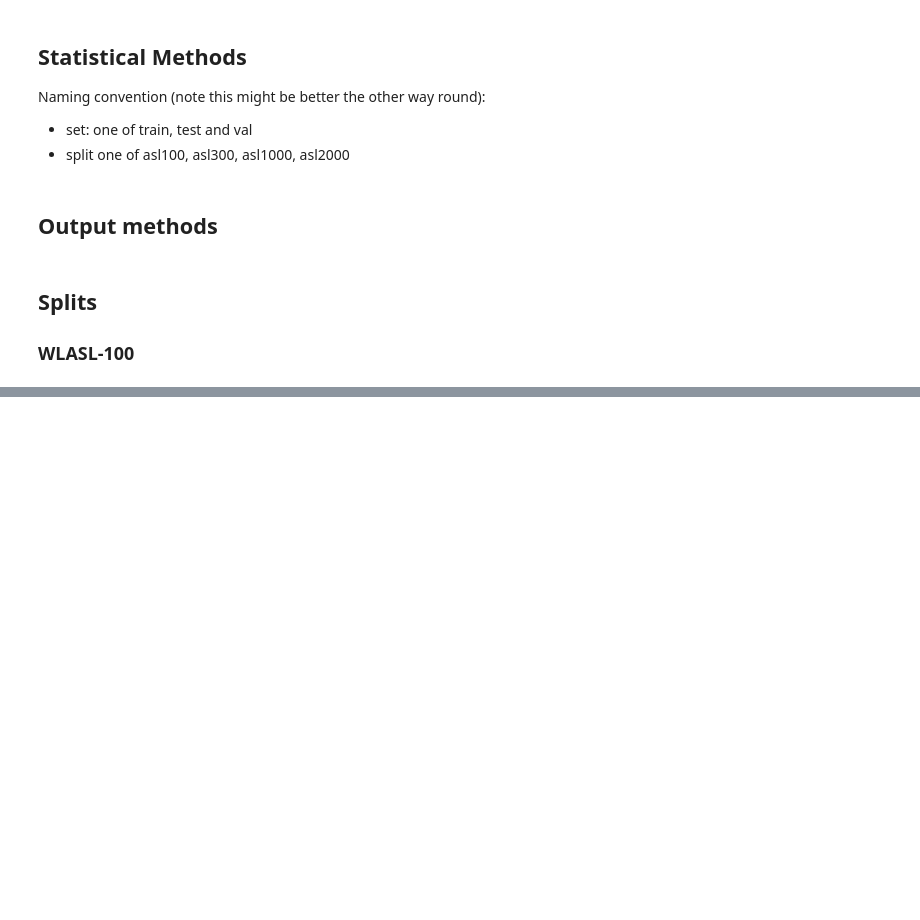
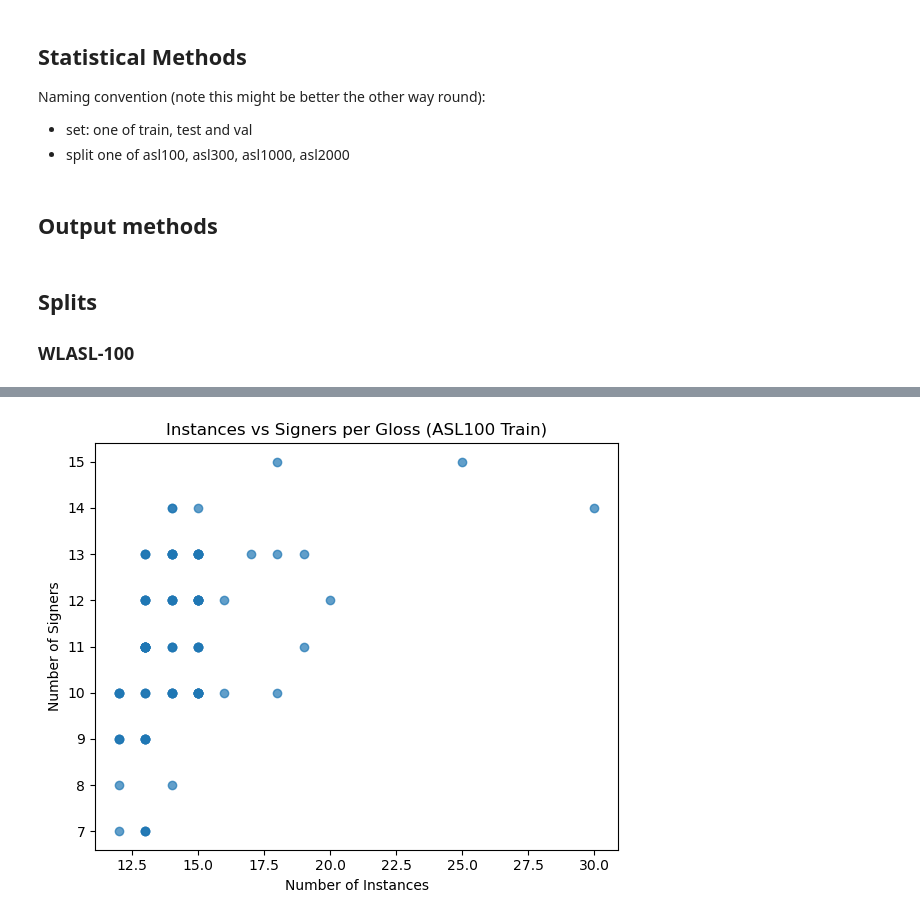
Before and after one commit to 0p3nTheSauce/SLR, a Jupyter notebook: code/wlasl_stats.ipynb, the cells around one changed output, grey strips where cells are left out. Saved outputs shown, nothing was run; the diff lists cells and outputs as text; code cells hidden in the pictures; blank space fills up the shorter version.

```diff
--- a/code/wlasl_stats.ipynb
+++ b/code/wlasl_stats.ipynb
@@ -240,0 +488,7 @@ print(json.dumps(get_split_stats(wlasl100), indent=4))
+# %%
+scatter_instances_vs_signers(
+    per_class=wlasl100_stats["per_set_stats"]["train"]["per_class_stats"],
+    title="Instances vs Signers per Gloss (ASL100 Train)"
+)
+# %% [output]
+[figure, added]
```
Also changed, not shown: parts of 7 cells of this notebook, 1 other file.
